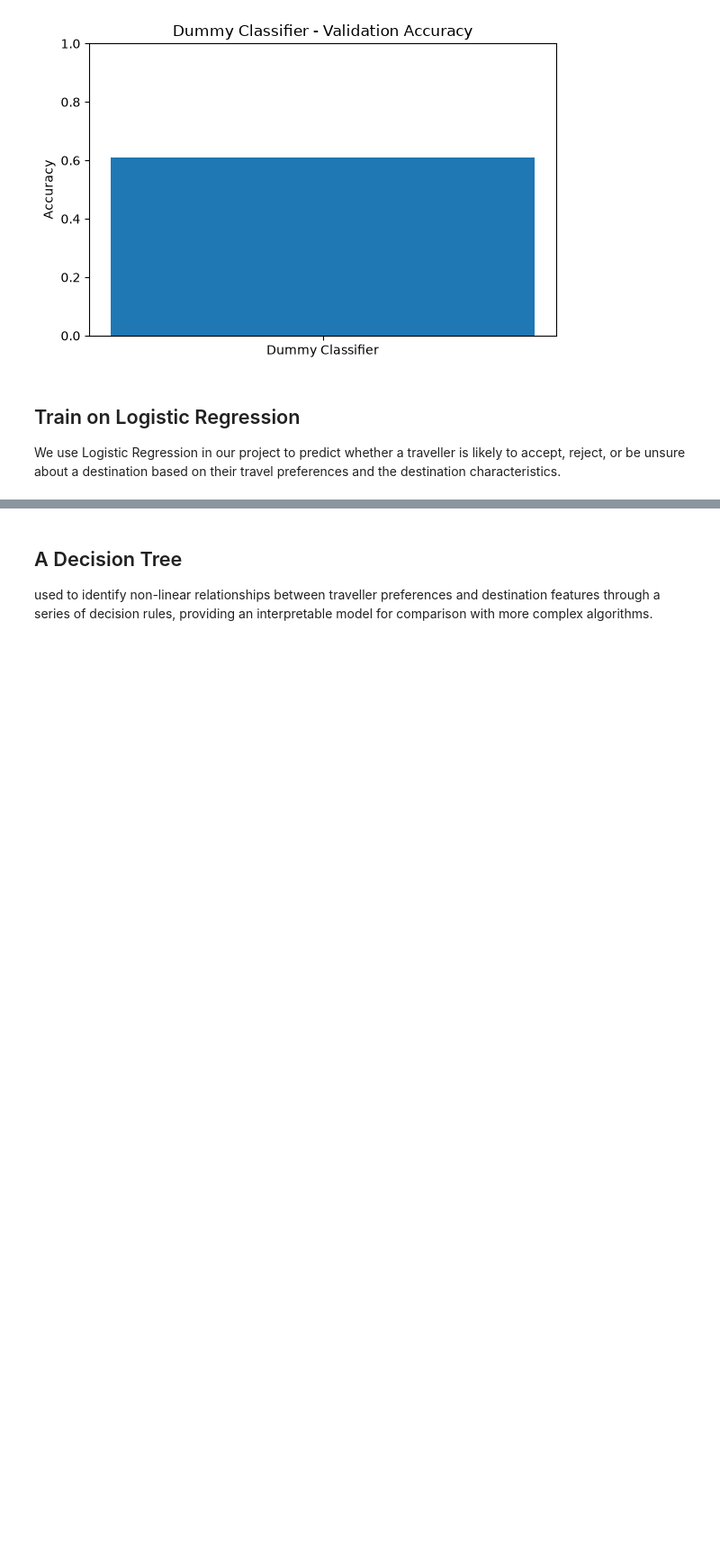
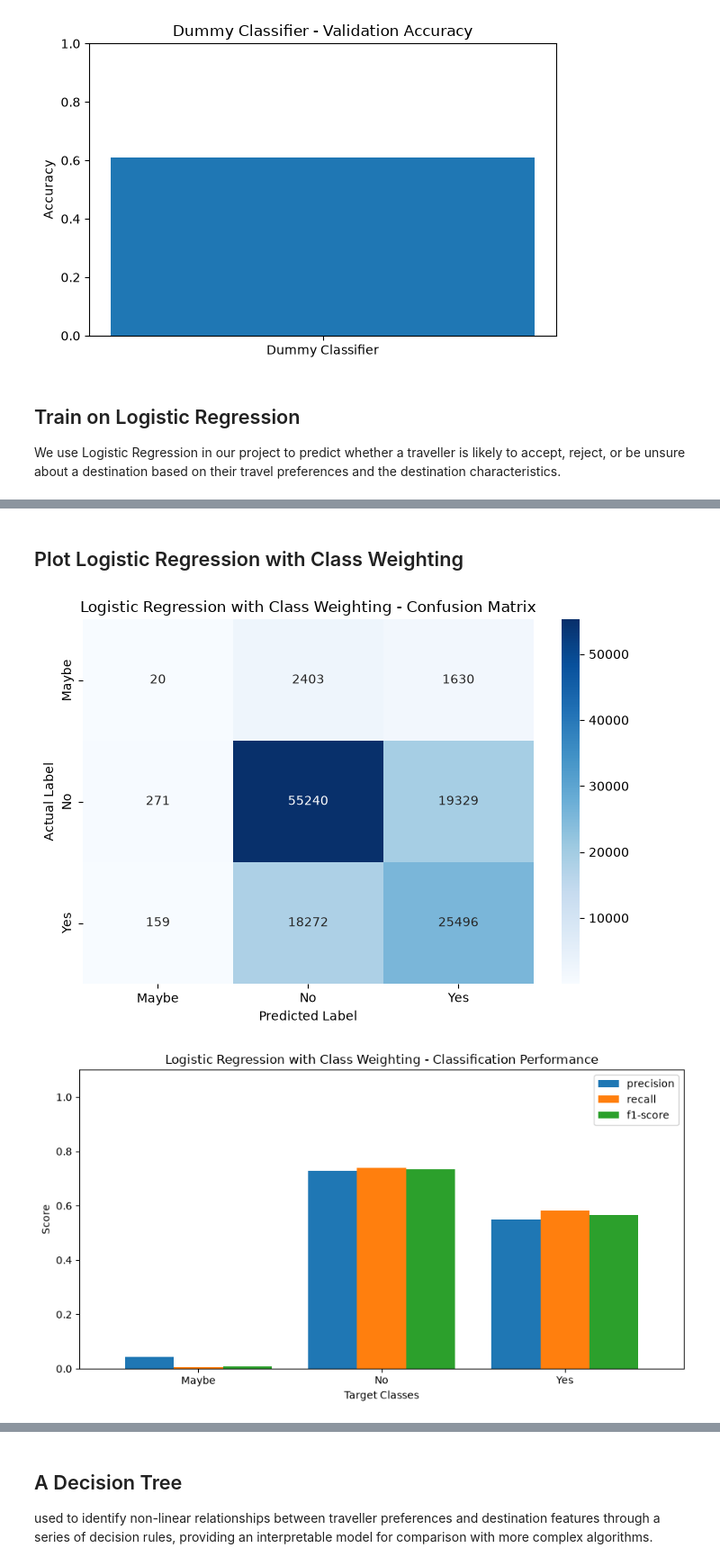
Before and after one commit to IreneStephen-DS/Indian_Tourism_ML, a Jupyter notebook: ProjectFiles/project.ipynb, the cells around one changed output, grey strips where cells are left out. Shown at 90% size. Cells and saved outputs as stored; diff of their text form; code cells hidden in the pictures; blank space fills up the shorter version.

```diff
--- a/ProjectFiles/project.ipynb
+++ b/ProjectFiles/project.ipynb
@@ -1710,0 +1796,73 @@ weighted avg       0.64      0.66      0.65    159124
+# %% [markdown]
+## Plot Logistic Regression with Class Weighting
+# %%
+
+import matplotlib.pyplot as plt
+import seaborn as sns
+import pandas as pd
+
+# 1. Confusion Matrix
+cm_balanced = confusion_matrix(
+    y_val,
+    y_val_pred_balanced,
+    labels=logistic_balanced_model.classes_
+)
+
+plt.figure(figsize=(7, 5))
+sns.heatmap(
+    cm_balanced,
+    annot=True,
+    fmt='d',
+    cmap='Blues',
+    xticklabels=logistic_balanced_model.classes_,
+    yticklabels=logistic_balanced_model.classes_
+)
+plt.title('Logistic Regression with Class Weighting - Confusion Matrix')
+plt.xlabel('Predicted Label')
+plt.ylabel('Actual Label')
+plt.tight_layout()
+plt.show()
+
+# 2. Classification Performance
+report_balanced = classification_report(
+    y_val,
+    y_val_pred_balanced,
+    output_dict=True,
+    zero_division=0
+)
+
+report_balanced_df = pd.DataFrame(report_balanced).T
+
+class_metrics_balanced = report_balanced_df.loc[
+    [str(c) for c in logistic_balanced_model.classes_],
+    ['precision', 'recall', 'f1-score']
+]
+
+class_metrics_balanced.plot(
+    kind='bar',
+    figsize=(9, 5),
+    width=0.8
+)
+
+plt.title('Logistic Regression with Class Weighting - Classification Performance')
+plt.xlabel('Target Classes')
+plt.ylabel('Score')
+plt.ylim(0, 1.1)
+plt.xticks(rotation=0)
+plt.tight_layout()
+plt.show()
+
+# 3. Accuracy Comparison
+plt.figure(figsize=(6, 4))
+plt.bar(
+    ['Training', 'Validation'],
+    [train_accuracy_balanced, val_accuracy_balanced]
+)
+plt.title('Logistic Regression with Class Weighting - Accuracy')
+plt.ylabel('Accuracy')
+plt.ylim(0, 1)
+plt.tight_layout()
+plt.show()
+# %% [output]
+[figure, added]
+[figure, added]
```
Also changed, not shown: parts of 28 cells of this notebook.
